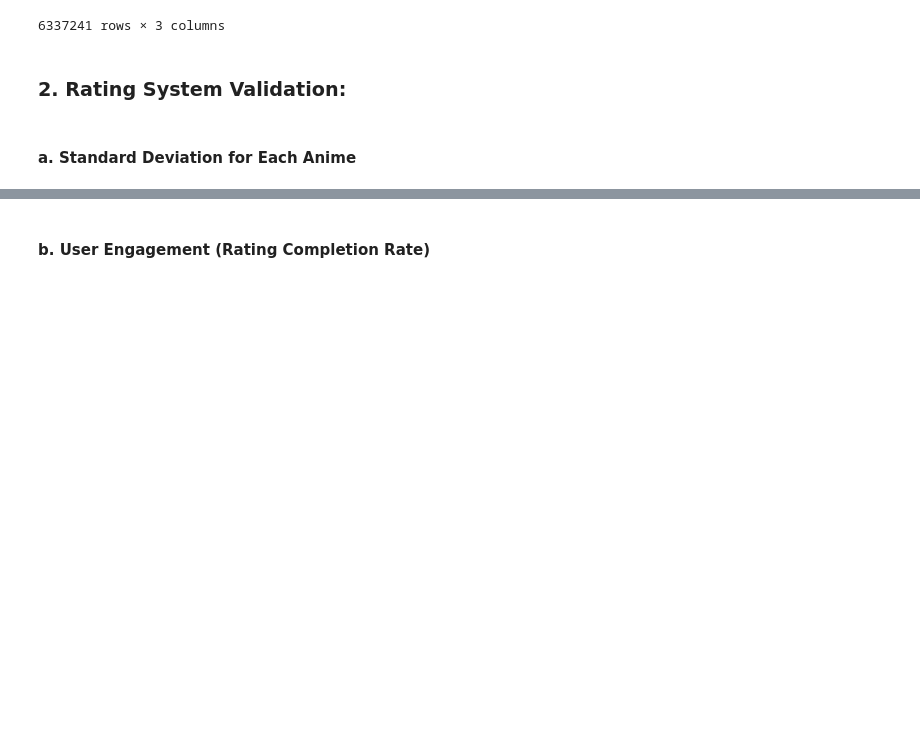
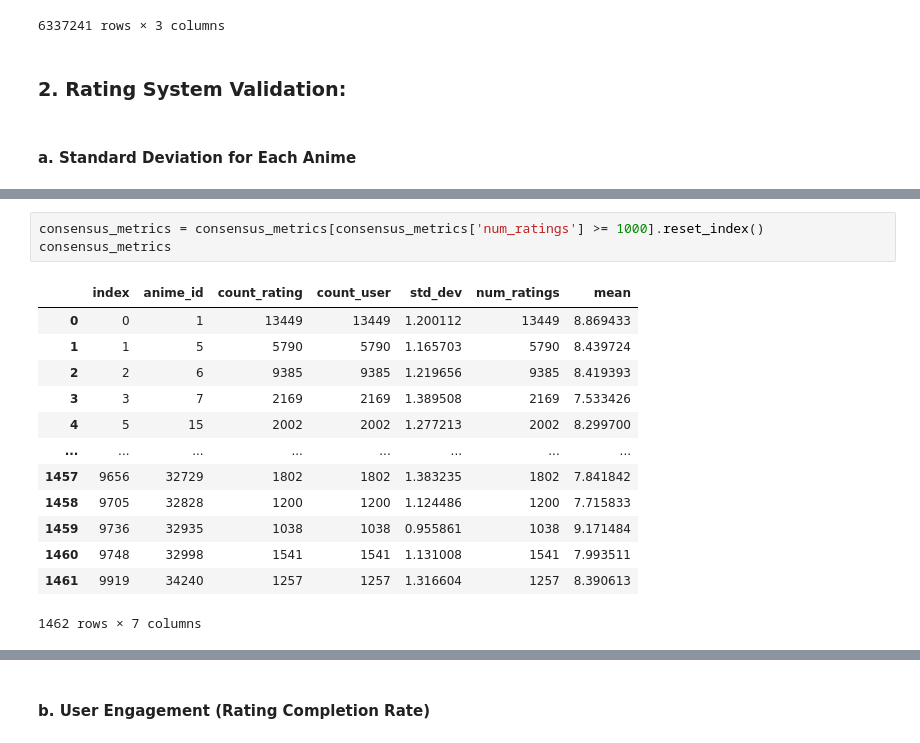
Before and after one commit to jansen03/msds2026_dmw1, a Jupyter notebook: Lab1.ipynb, the cells around one changed output, grey strips where cells are left out. Drawn from its saved outputs; the diff is of its cells as text; blank space fills up the shorter version.

```diff
--- a/Lab1.ipynb
+++ b/Lab1.ipynb
@@ -312,0 +344,17 @@ consensus_metrics
+# %%
+consensus_metrics = consensus_metrics[consensus_metrics['num_ratings'] >= 1000].reset_index()
+consensus_metrics
+# %% [output]
+|  | index | anime_id | count_rating | count_user | std_dev | num_ratings | mean |
+| 0 | 0 | 1 | 13449 | 13449 | 1.200112 | 13449 | 8.869433 |
+| 1 | 1 | 5 | 5790 | 5790 | 1.165703 | 5790 | 8.439724 |
+| 2 | 2 | 6 | 9385 | 9385 | 1.219656 | 9385 | 8.419393 |
+| 3 | 3 | 7 | 2169 | 2169 | 1.389508 | 2169 | 7.533426 |
+| 4 | 5 | 15 | 2002 | 2002 | 1.277213 | 2002 | 8.299700 |
+| ... | ... | ... | ... | ... | ... | ... | ... |
+| 1457 | 9656 | 32729 | 1802 | 1802 | 1.383235 | 1802 | 7.841842 |
+| 1458 | 9705 | 32828 | 1200 | 1200 | 1.124486 | 1200 | 7.715833 |
+| 1459 | 9736 | 32935 | 1038 | 1038 | 0.955861 | 1038 | 9.171484 |
+| 1460 | 9748 | 32998 | 1541 | 1541 | 1.131008 | 1541 | 7.993511 |
+| 1461 | 9919 | 34240 | 1257 | 1257 | 1.316604 | 1257 | 8.390613 |
+1462 rows × 7 columns
```
Also changed, not shown: parts of 17 cells of this notebook.
